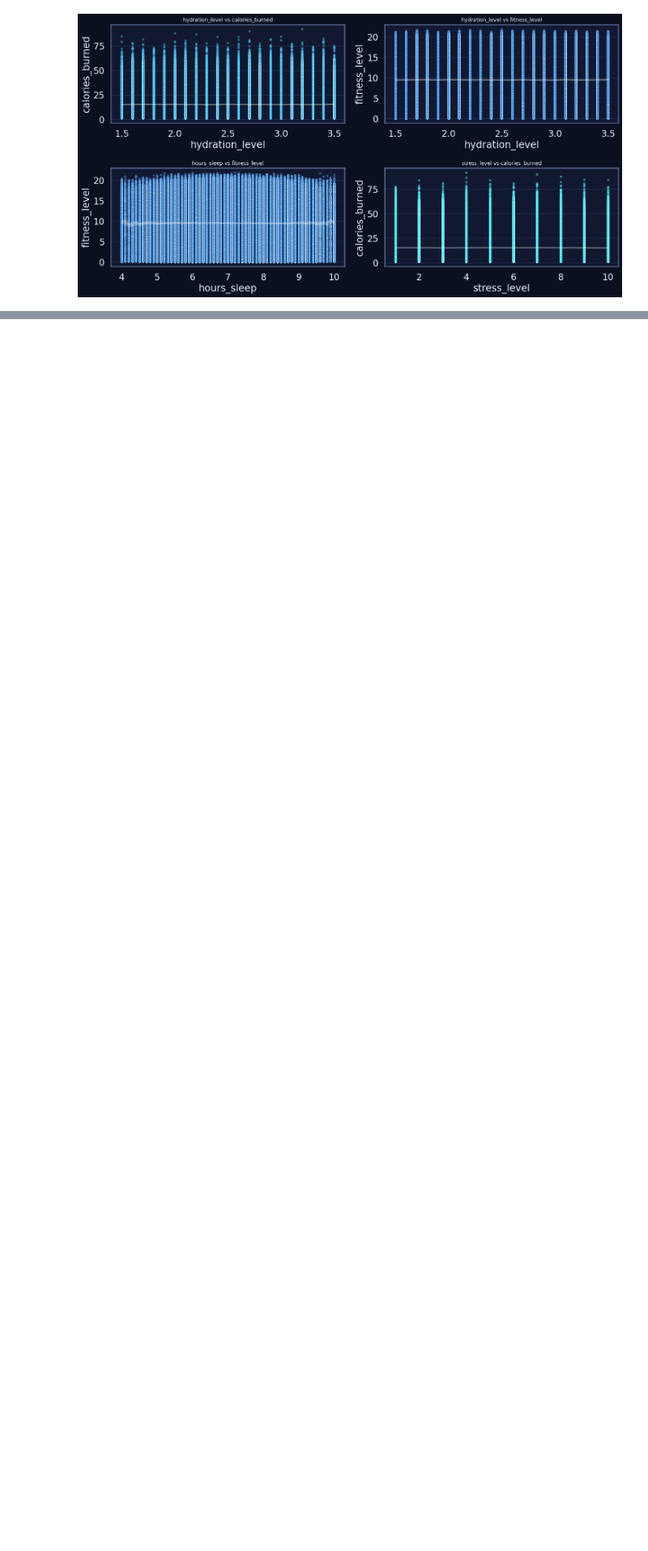
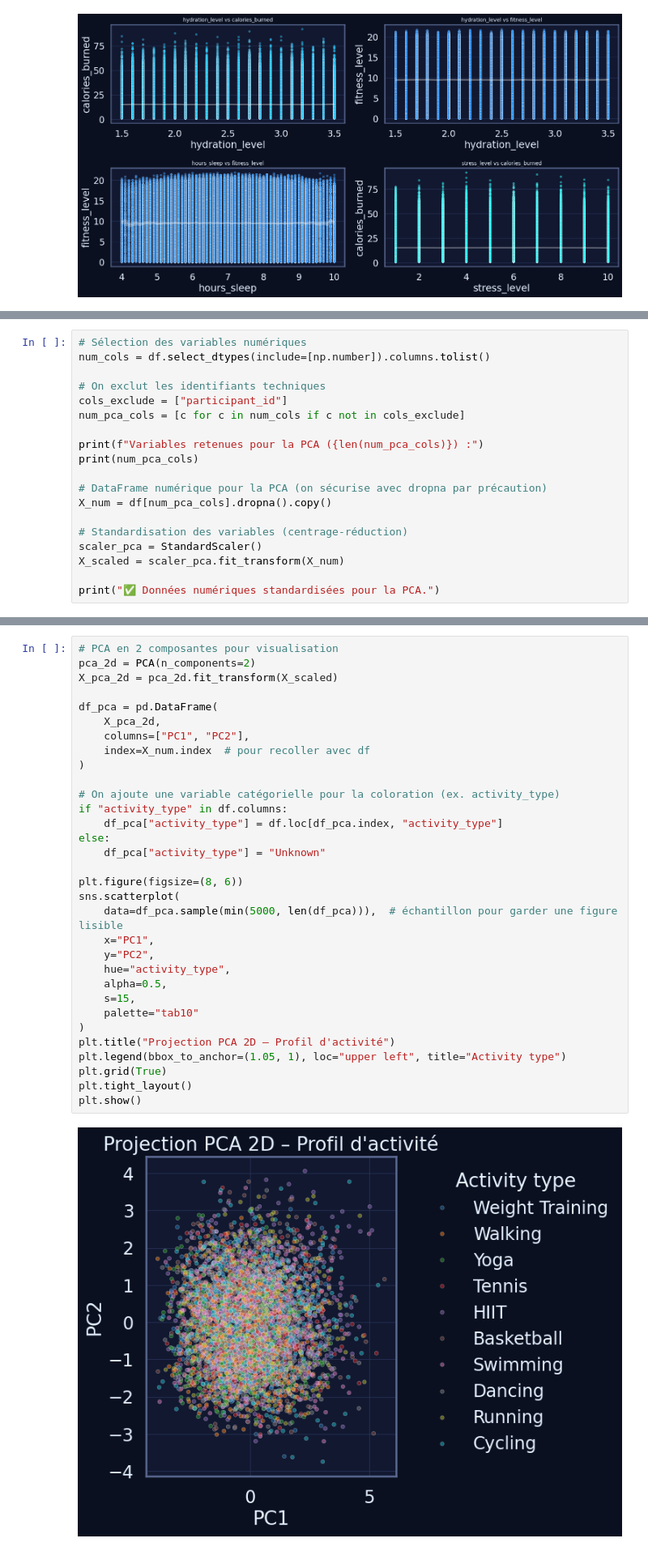
Before and after one commit to happy-developer/train.me, a Jupyter notebook: src/notebooks/eda/health_fitness_dataset/eda_health_fitness_dataset.ipynb, the cells around one changed output, grey strips where cells are left out. Shown at 81% size. Cells and saved outputs as stored; diff of their text form; blank space fills up the shorter version.

```diff
--- a/src/notebooks/eda/health_fitness_dataset/eda_health_fitness_dataset.ipynb
+++ b/src/notebooks/eda/health_fitness_dataset/eda_health_fitness_dataset.ipynb
@@ -600,0 +645,19 @@ plt.show()
+# %%
+# Sélection des variables numériques
+num_cols = df.select_dtypes(include=[np.number]).columns.tolist()
+
+# On exclut les identifiants techniques
+cols_exclude = ["participant_id"]
+num_pca_cols = [c for c in num_cols if c not in cols_exclude]
+
+print(f"Variables retenues pour la PCA ({len(num_pca_cols)}) :")
+print(num_pca_cols)
+
+# DataFrame numérique pour la PCA (on sécurise avec dropna par précaution)
+X_num = df[num_pca_cols].dropna().copy()
+
+# Standardisation des variables (centrage-réduction)
+scaler_pca = StandardScaler()
+X_scaled = scaler_pca.fit_transform(X_num)
+
+print("✅ Données numériques standardisées pour la PCA.")
@@ -600,0 +693,34 @@ plt.show()
+# %%
+# PCA en 2 composantes pour visualisation
+pca_2d = PCA(n_components=2)
+X_pca_2d = pca_2d.fit_transform(X_scaled)
+
+df_pca = pd.DataFrame(
+    X_pca_2d,
+    columns=["PC1", "PC2"],
+    index=X_num.index  # pour recoller avec df
+)
+
+# On ajoute une variable catégorielle pour la coloration (ex. activity_type)
+if "activity_type" in df.columns:
+    df_pca["activity_type"] = df.loc[df_pca.index, "activity_type"]
+else:
+    df_pca["activity_type"] = "Unknown"
+
+plt.figure(figsize=(8, 6))
+sns.scatterplot(
+    data=df_pca.sample(min(5000, len(df_pca))),  # échantillon pour garder une figure lisible
+    x="PC1",
+    y="PC2",
+    hue="activity_type",
+    alpha=0.5,
+    s=15,
+    palette="tab10"
+)
+plt.title("Projection PCA 2D – Profil d'activité")
+plt.legend(bbox_to_anchor=(1.05, 1), loc="upper left", title="Activity type")
+plt.grid(True)
+plt.tight_layout()
+plt.show()
+# %% [output]
+[figure, added]
```
Also changed, not shown: parts of 31 cells of this notebook, 1 other file.
